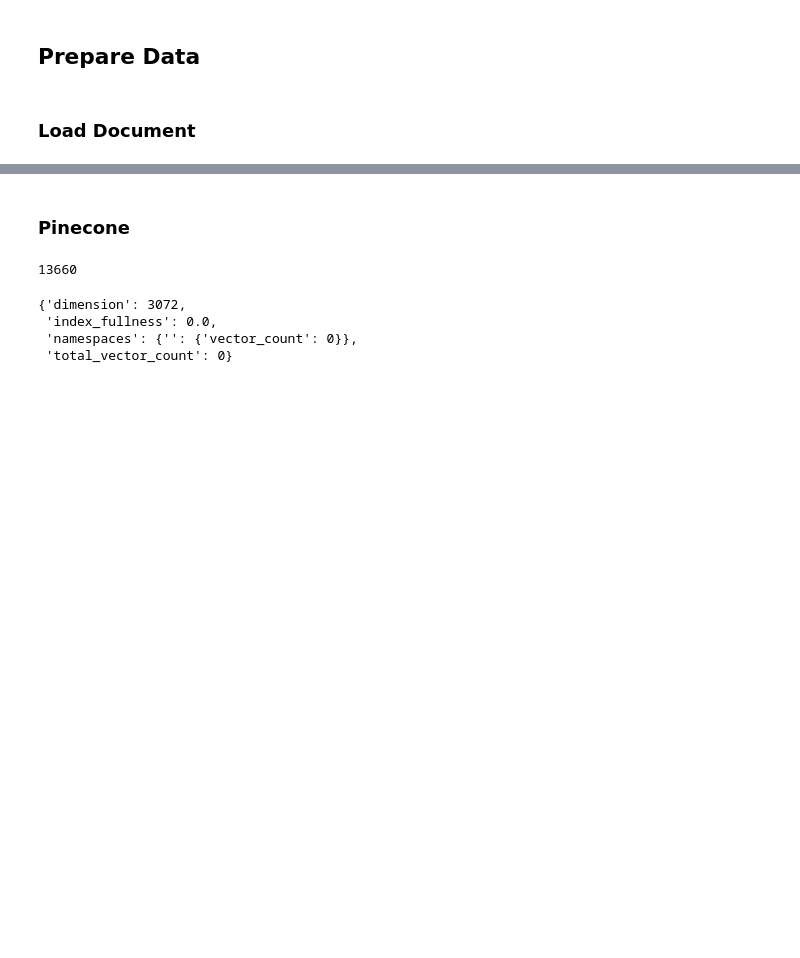
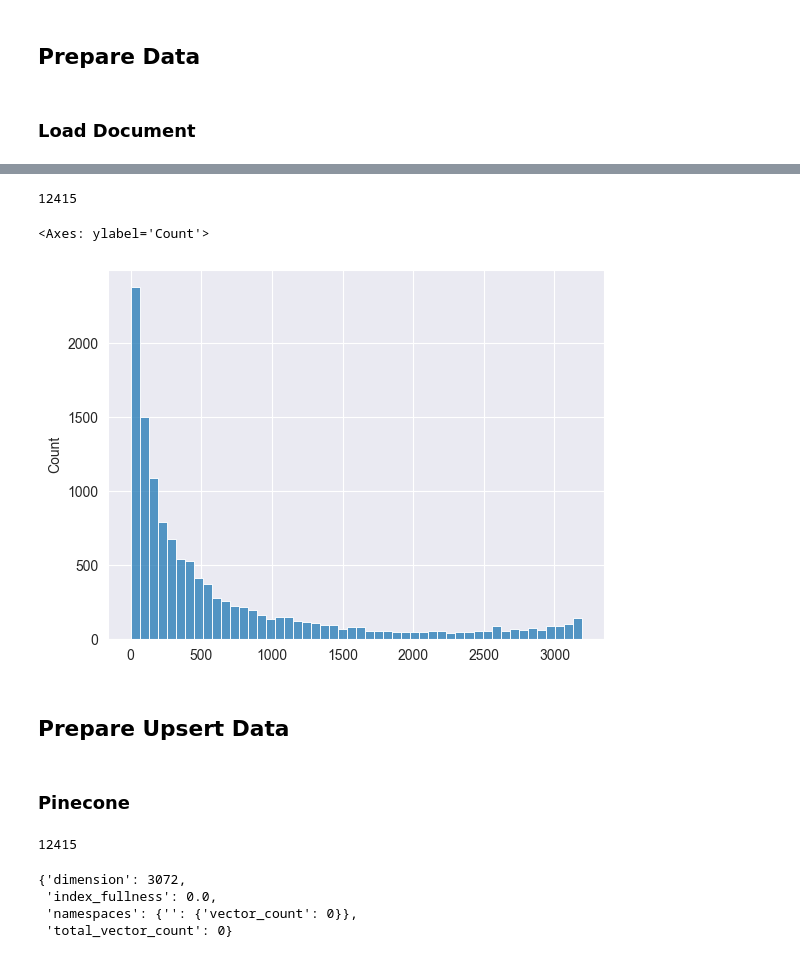
Before and after one commit to Francisco-Reveriano/Legal_Agentic_RAG, a Jupyter notebook: Notebook/02. Data Preparation.ipynb, the cells around one changed output, grey strips where cells are left out. Cells and saved outputs as stored; diff of their text form; code cells hidden in the pictures; blank space fills up the shorter version.

```diff
--- a/Notebook/02. Data Preparation.ipynb
+++ b/Notebook/02. Data Preparation.ipynb
@@ -36,7 +78,53 @@ dict_keys(['id', 'title', 'content', 'prechunk', 'postchunk', 'token_count'])
+# %%
+new_metadata : List[Dict[str, Any]] = []
+id = 0
+
+for i in tqdm.tqdm(range(len(metadata))):
+    if metadata[i]["token_count"] < 3200:
+        new_metadata.append({
+                    "id": id,
+                    "title": metadata[i]["title"],
+                    "subpart_title": metadata[i]["subpart_title"],
+                    "section_title": metadata[i]["section_title"],
+                    "content": metadata[i]["content"].replace("\n", ""),
+                    "token_count": count_tokens_gpt4(metadata[i]["content"])
+                })
+        # Update Counter
+        id += 1
+    else:
+        text_splitter = RecursiveCharacterTextSplitter.from_tiktoken_encoder(model_name="gpt-4",
+                                                                             chunk_size=3200,
+                                                                             chunk_overlap=0,)
+        texts = text_splitter.create_documents([metadata[i]["content"]])
+        for t in texts:
+            new_metadata.append({
+                    "id": id,
+                    "title": metadata[i]["title"],
+                    "subpart_title": metadata[i]["subpart_title"],
+                    "section_title": metadata[i]["section_title"],
+                    "content": t.page_content.replace("\n", ""),
+                    "token_count": count_tokens_gpt4(t.page_content)
+                })
+            # Update Counter
+            id += 1
+
+print(len(new_metadata))
+# %% [output]
+12415
+# %%
+count = []
+for d in new_metadata:
+    count.append(d["token_count"])
+sns.histplot(count)
+# %% [output]
+<Axes: ylabel='Count'>
+[figure, added]
+# %% [markdown]
+## Prepare Upsert Data
 # %% [markdown]
 ### Pinecone
 # %%
-vectors = get_dataset_embeddings_parallel(data)
+vectors = get_dataset_embeddings_parallel(new_metadata)
 len(vectors)
 # %% [output]
-13660
+12415
```
Also changed, not shown: parts of 14 cells of this notebook, 5 other files.
